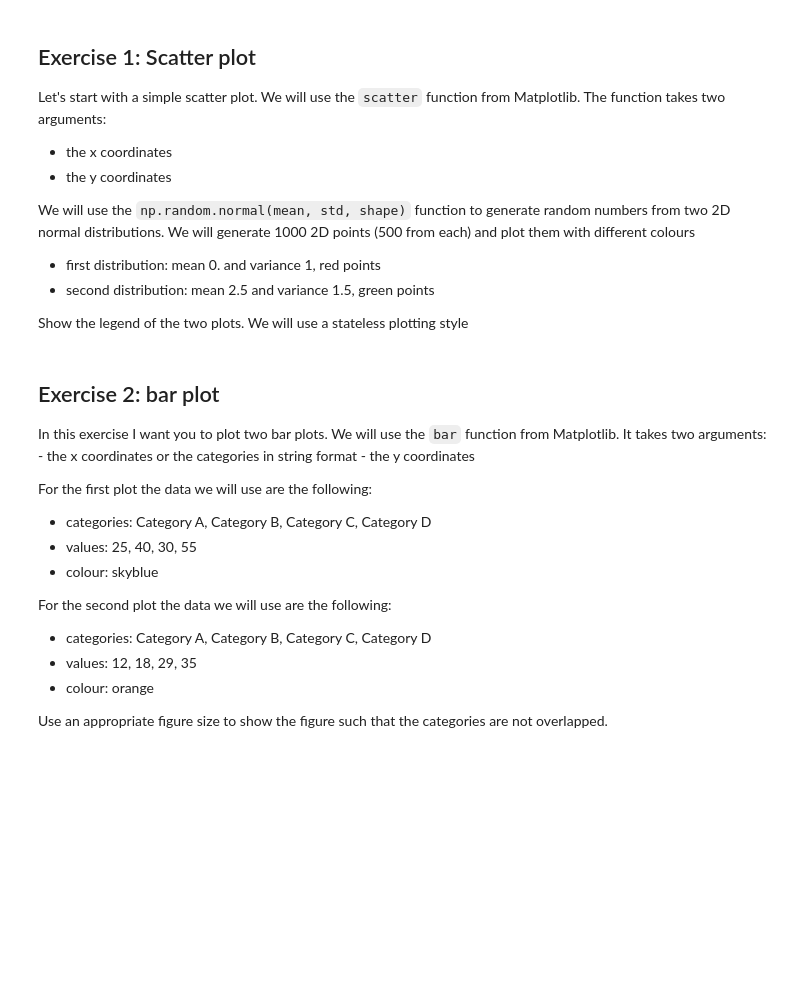
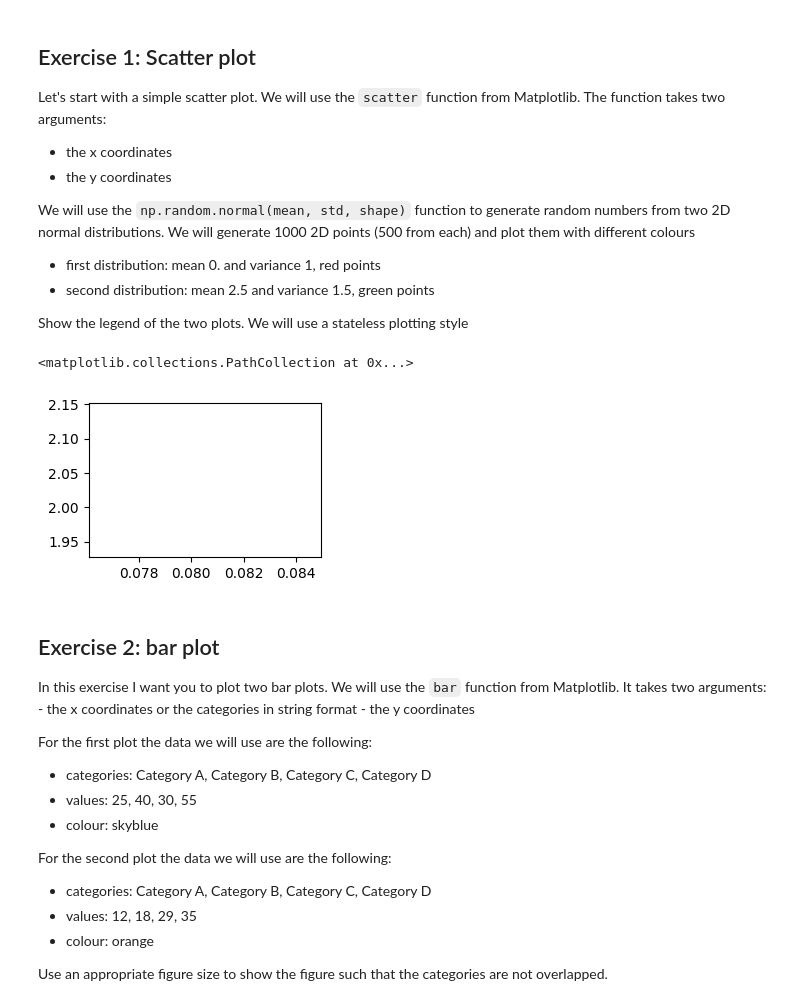
Before and after one commit to eferollo/ML4N, a Jupyter notebook: Python/Exercises/4.2 Matplotlib Advanced Plots.ipynb, the cells around one changed output. Cells and saved outputs as stored; diff of their text form; code cells hidden in the pictures; blank space fills up the shorter version.

```diff
--- a/Python/Exercises/4.2 Matplotlib Advanced Plots.ipynb
+++ b/Python/Exercises/4.2 Matplotlib Advanced Plots.ipynb
@@ -16,7 +16,17 @@ Show the legend of the two plots. We will use a stateless plotting style
 # %%
 %matplotlib inline
 import numpy as np
 import matplotlib.pyplot as plt
+
+x=np.random.normal(0,1)
+y=np.random.normal(2.5,1.5)
+colors  = x+y
+area = 0*(x+y)
+fig, ax = plt.subplots(figsize=(3, 2))
+ax.scatter(x, y, s=area)
+# %% [output]
+<matplotlib.collections.PathCollection at 0x...>
+[figure, added]
 # %% [markdown]
 ## Exercise 2: bar plot
 
```
Also changed, not shown: 2 other files.
